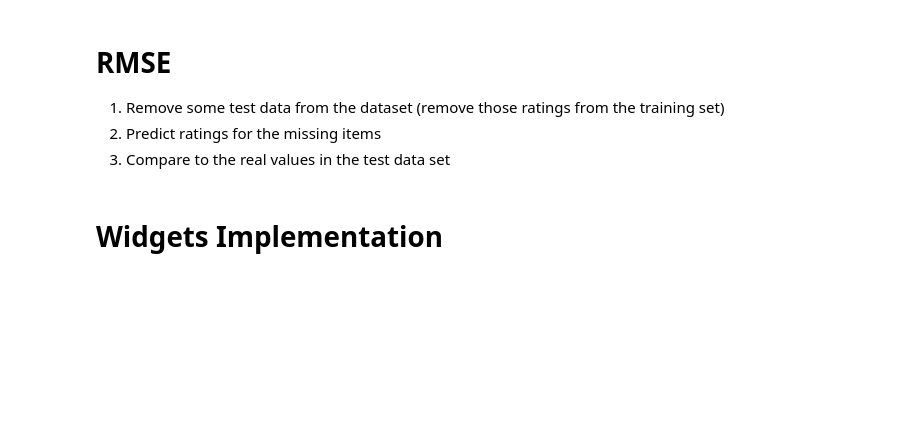
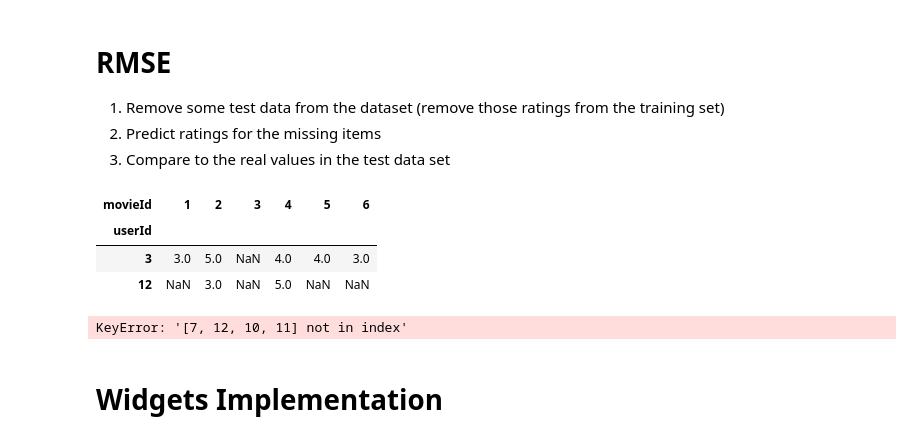
Before and after one commit to alexbejann/frisian-runes-recognition, a Jupyter notebook: MLBD-Assignment1-jupyter/Collaborative Filtering_v2.ipynb, the cells around one changed output. Drawn from its saved outputs; the diff is of its cells as text; code cells hidden in the pictures; blank space fills up the shorter version.

```diff
--- a/MLBD-Assignment1-jupyter/Collaborative Filtering_v2.ipynb
+++ b/MLBD-Assignment1-jupyter/Collaborative Filtering_v2.ipynb
@@ -422,3 +431,13 @@ User-user Hit rate: 0.0
 1. Remove some test data from the dataset (remove those ratings from the training set)
 2. Predict ratings for the missing items
 3. Compare to the real values in the test data set
+# %%
+# Split the data into a training set and a test set
+train_df, test_df = train_test_split(user_item_matrix, test_size=0.1)
+
+test_df
+# %% [output]
+| movieId | 1 | 2 | 3 | 4 | 5 | 6 |
+| userId |  |  |  |  |  |  |
+| 3 | 3.0 | 5.0 | NaN | 4.0 | 4.0 | 3.0 |
+| 12 | NaN | 3.0 | NaN | 5.0 | NaN | NaN |
@@ -425,3 +467,8 @@ User-user Hit rate: 0.0
+# %%
+rmse = calculate_rmse(test_df, user_item_matrix, item_item_pearson_similarity_matrix)
+print(f'RMSE: {rmse:.2f}')
+# %% [output]
+KeyError: '[7, 12, 10, 11] not in index'
 # %%
 # # Item-Item
 # reader = Reader(rating_scale=(0.5, 5))
```
Also changed, not shown: parts of 7 cells of this notebook.
